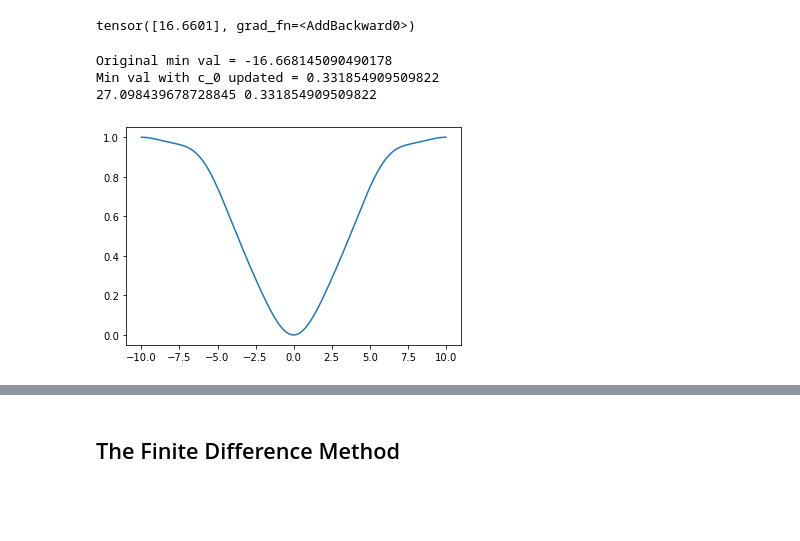
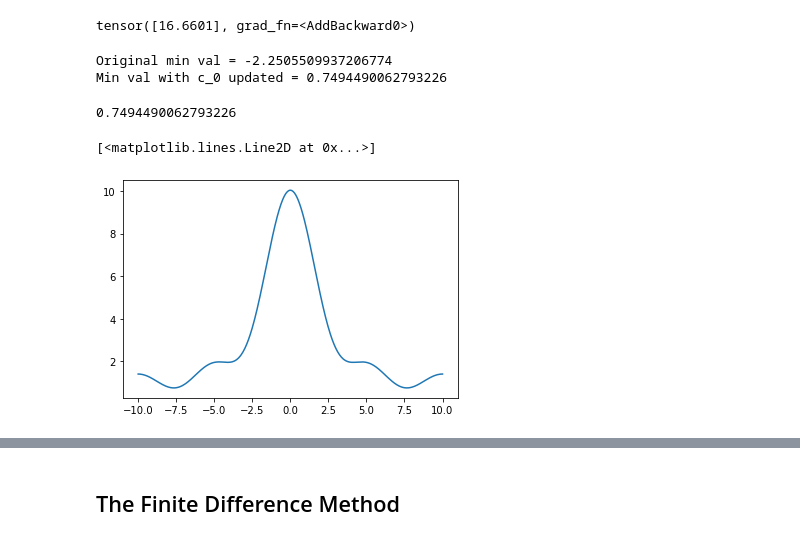
Before and after one commit to trungdoquoc/reu-math-2022, a Jupyter notebook: mini_batch_adam_pf.ipynb, the cells around one changed output, grey strips where cells are left out. Drawn from its saved outputs; the diff is of its cells as text; code cells hidden in the pictures; blank space fills up the shorter version.

```diff
--- a/mini_batch_adam_pf.ipynb
+++ b/mini_batch_adam_pf.ipynb
@@ -296,16 +339,6 @@ for i in range(1000):
     if min(y_p) <= min_val:
         min_val=min(y_p)
 min_val
-# %%
-min_val = 0
-for i in range(1000):
-    potential_fn_class.forward(i)
-    t_list = np.random.normal(loc=0, scale=1.0, size= M_POINTS)
-    ci_list = [(U_BOUND/(i * math.pi))**ALPHA for i in range(1, M_POINTS+1)]
-    y_p = [potential_func_iterative(i, t_list, ci_list) for i in DISCRETE_POINTS]
-    if min(y_p) <= min_val:
-        min_val=min(y_p)
-min_val
 # %%
 # start = time.time()
 # res1 = x_square(10)
@@ -350,39 +383,19 @@ adam_optimizer = torch.optim.Adam(model.parameters(),
 #                                     amsgrad=False)
 # %%
 # Init. potential function instance
-p_fn = Potential_Function(c_0=0)
+p_fn = Potential_Function()
+p_fn.update_potential_fn(DISCRETE_POINTS)
+# %% [output]
+Original min val = -2.2505509937206774
+Min val with c_0 updated = 0.7494490062793226
-# %%
-def update_potential_fn(p_fn):
-    # Check lowest value to set appropriate c_0 value:
-    y_values = [p_fn.forward(i) for i in DISCRETE_POINTS]
-    min_val = min(y_values)
-    print("Original min val = " + str(min_val))
-    # plt.plot(DISCRETE_POINTS, y_values)
-
-    # Set c_0 value s.t. every value in y_values is > 0:
-    if min_val < 0:
-        c_0 = math.ceil(abs(min_val))
-        p_fn.set_c0_value(c_0)
-        new_y = [p_fn.forward(i) for i in DISCRETE_POINTS]
-        print("Min val with c_0 updated = " + str(min(new_y)))
-    # plt.plot(DISCRETE_POINTS, new_y)
-
-    # Rescale potential function s.t. every value lies between 0 and 5:
-    max_v = max(new_y)
-    min_v = min(new_y)
-    print(max_v, min_v)
-    max_min = max_v-min_v
-
-    rescaled_y = [(i-min_v)/(max_min) for i in new_y]
-    plt.plot(DISCRETE_POINTS, rescaled_y)
-    return
-
-update_potential_fn(p_fn)
-# %% [output]
-Original min val = -16.668145090490178
-Min val with c_0 updated = 0.331854909509822
-27.098439678728845 0.331854909509822
-[figure, removed]
+# %%
+y_p = [p_fn.forward(i) for i in DISCRETE_POINTS]
+print(min(y_p))
+plt.plot(DISCRETE_POINTS, y_p)
+# %% [output]
+0.7494490062793226
+[<matplotlib.lines.Line2D at 0x...>]
+[figure, added]
 # %%
 # Check lowest value to set appropriate c_0 value:
 y_values = [p_fn.forward(i) for i in DISCRETE_POINTS]
```
Also changed, not shown: parts of 13 cells of this notebook.
